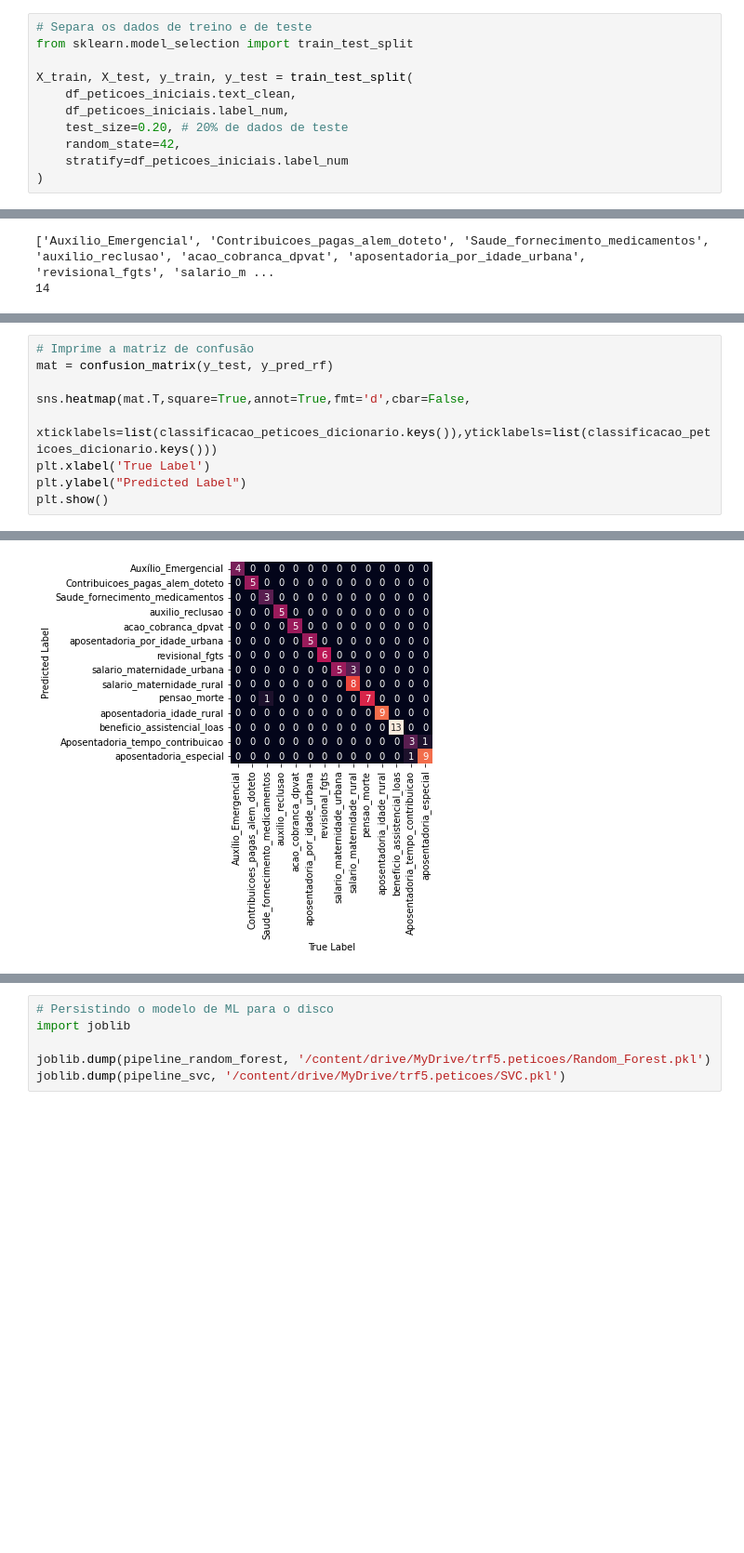
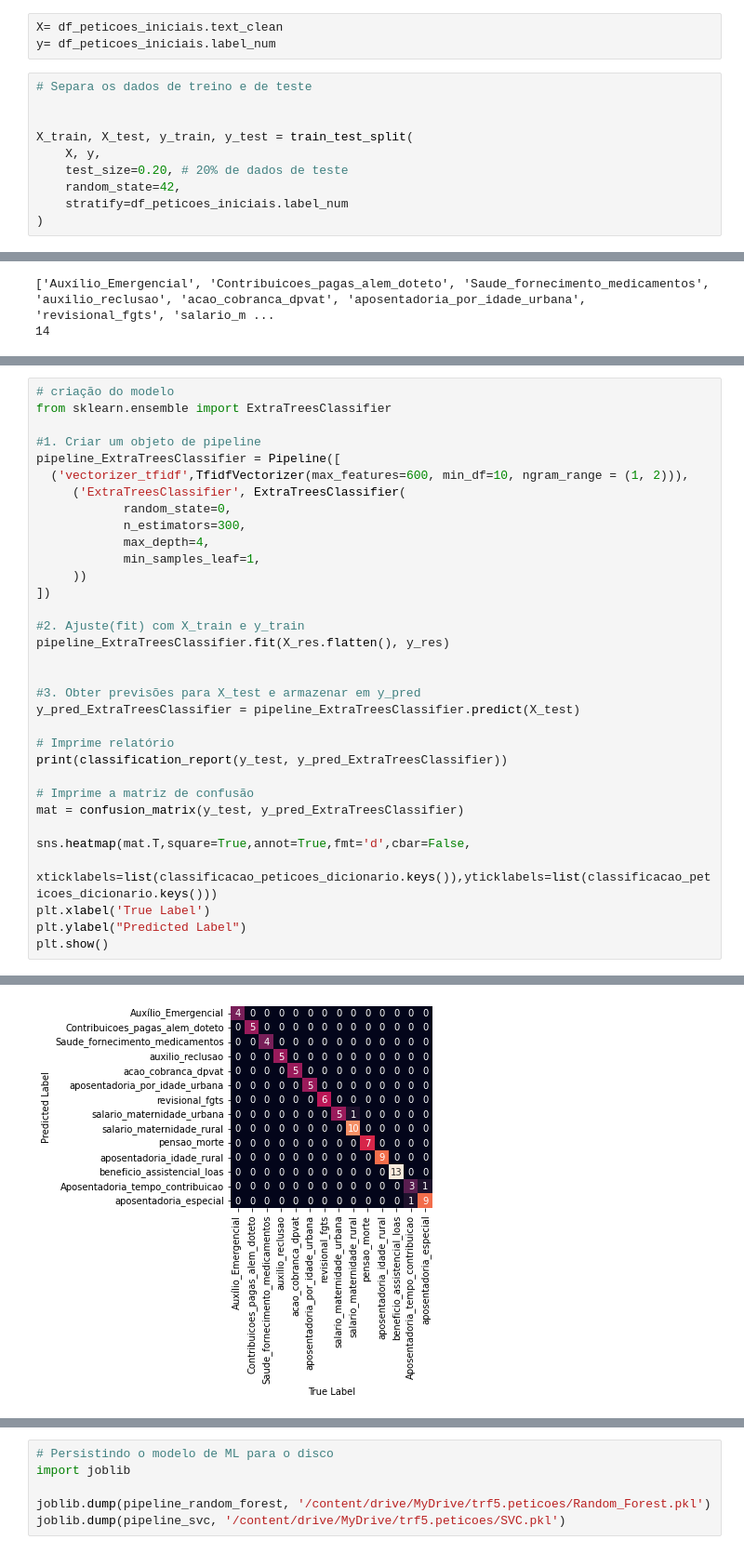
Before and after one commit to joaopaulof19/Assuntos_processuais, a Jupyter notebook: predicao_assuntos_processuais.ipynb, the cells around one changed output, grey strips where cells are left out. Shown at 93% size. Cells and saved outputs as stored; diff of their text form; blank space fills up the shorter version.

```diff
--- a/predicao_assuntos_processuais.ipynb
+++ b/predicao_assuntos_processuais.ipynb
@@ -463,13 +464,15 @@ df_peticoes_iniciais[['conteudo_peticao', 'text_clean']]
 ## **Train test split** <img src="https://cdn-icons-png.flaticon.com/512/1610/1610654.png" width="3%">
 # %% [markdown]
 Agora, vamos separar os dados de treino e os dados de teste. Para isso, usei a função train_test_split da biblioteca scikit-learn, uma das mais famosas no ambito de Machine Learning. Separando a base de treino e de teste, configurei o test size em 20%, ou seja, 80% do dataset será utilizado para o algorítimo aprender e 20% para testar o quão esse algorítimo aprendeu de fato.
+# %%
+X= df_peticoes_iniciais.text_clean
+y= df_peticoes_iniciais.label_num
 # %%
 # Separa os dados de treino e de teste
-from sklearn.model_selection import train_test_split
+
 
 X_train, X_test, y_train, y_test = train_test_split(
-    df_peticoes_iniciais.text_clean,
-    df_peticoes_iniciais.label_num,
+    X, y,
     test_size=0.20, # 20% de dados de teste
     random_state=42,
     stratify=df_peticoes_iniciais.label_num
@@ -803,6 +893,30 @@ weighted avg       0.95      0.94      0.94        93
 # %%
+# criação do modelo
+from sklearn.ensemble import ExtraTreesClassifier
+
+#1. Criar um objeto de pipeline
+pipeline_ExtraTreesClassifier = Pipeline([
+  ('vectorizer_tfidf',TfidfVectorizer(max_features=600, min_df=10, ngram_range = (1, 2))),
+     ('ExtraTreesClassifier', ExtraTreesClassifier(
+            random_state=0,
+            n_estimators=300,
+            max_depth=4,
+            min_samples_leaf=1,
+     ))
+])
+
+#2. Ajuste(fit) com X_train e y_train
+pipeline_ExtraTreesClassifier.fit(X_res.flatten(), y_res)
+
+
+#3. Obter previsões para X_test e armazenar em y_pred
+y_pred_ExtraTreesClassifier = pipeline_ExtraTreesClassifier.predict(X_test)
+
+# Imprime relatório
+print(classification_report(y_test, y_pred_ExtraTreesClassifier))
+
 # Imprime a matriz de confusão
-mat = confusion_matrix(y_test, y_pred_rf)
+mat = confusion_matrix(y_test, y_pred_ExtraTreesClassifier)
 
 sns.heatmap(mat.T,square=True,annot=True,fmt='d',cbar=False,
             xticklabels=list(classificacao_peticoes_dicionario.keys()),yticklabels=list(classificacao_peticoes_dicionario.keys()))
@@ -813 +947 @@ plt.show()
-[figure, old version]
+[figure, new version]
```
Also changed, not shown: parts of 41 cells of this notebook.
